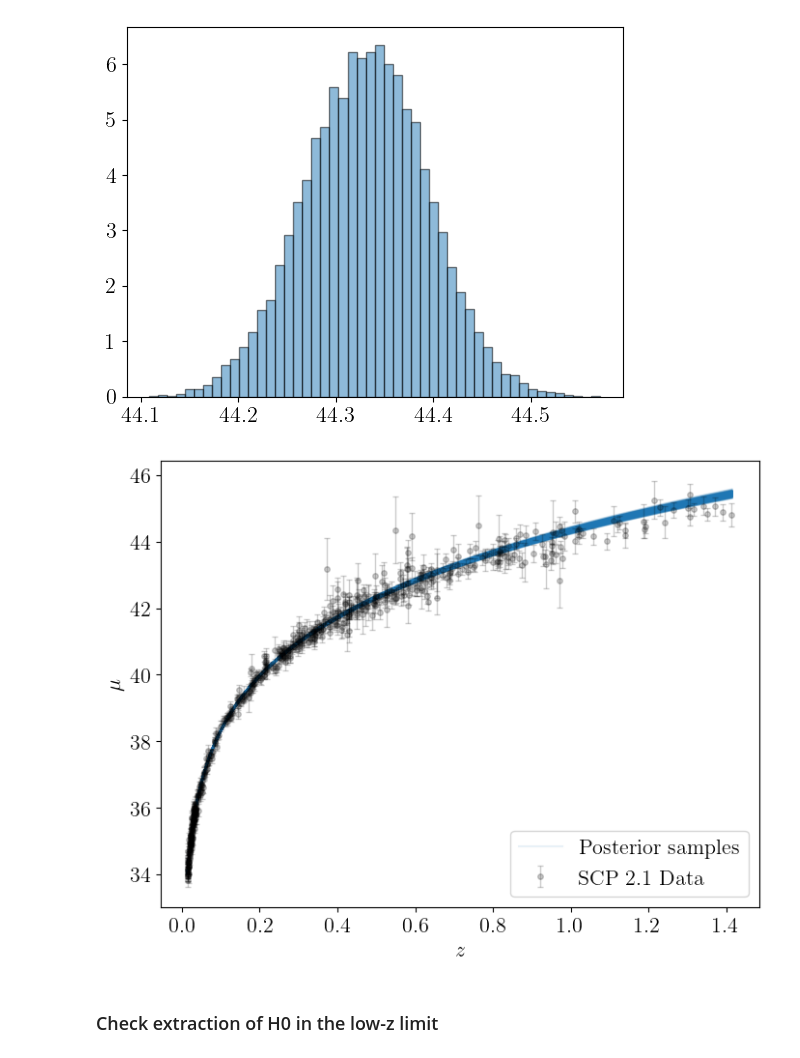
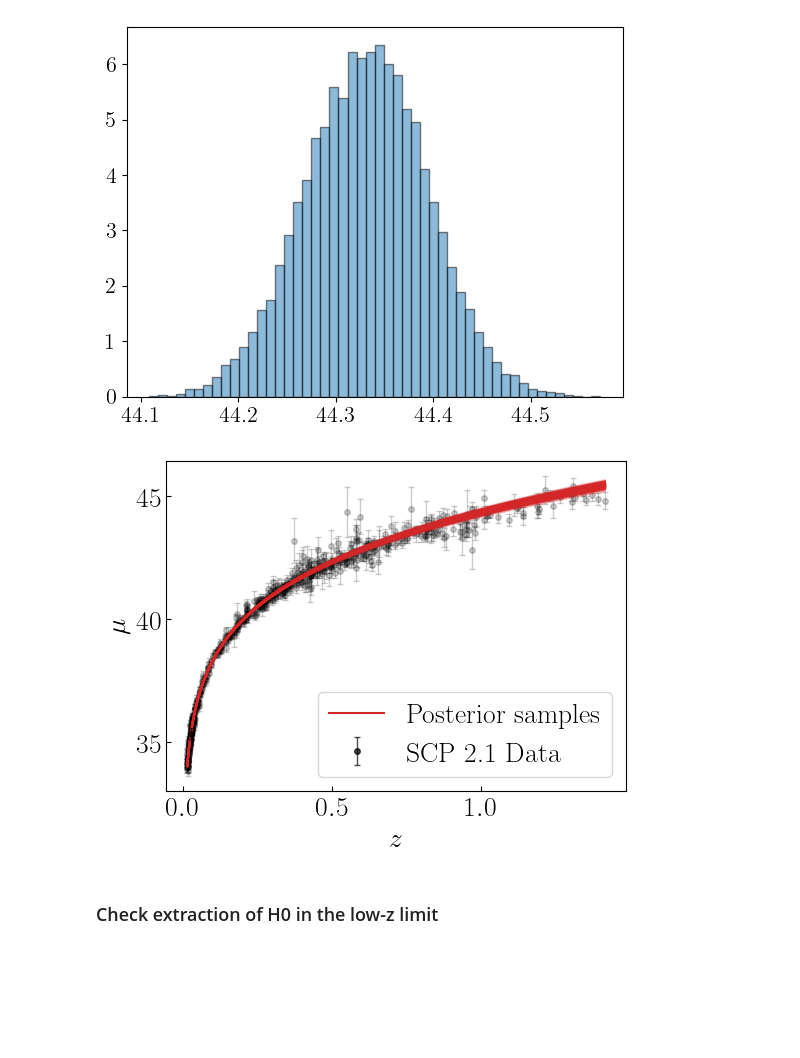
Before and after one commit to j-haralds/Advanced_sim, a Jupyter notebook: proj1_shared/proj1_master.ipynb, the cells around one changed output. Cells and saved outputs as stored; diff of their text form; code cells hidden in the pictures; blank space fills up the shorter version.

```diff
--- a/proj1_shared/proj1_master.ipynb
+++ b/proj1_shared/proj1_master.ipynb
@@ -28,7 +28,7 @@ plt.rc('text', usetex = True)
 plt.rcParams['mathtext.fontset'] = 'cm'
 plt.rcParams['font.family'] = 'serif'
 plt.rcParams['text.latex.preamble'] = r'\usepackage{amsmath}'
-font_size = 16
+font_size = 20
 plt.rcParams['font.size'] = font_size
 
 c = const.speed_of_light *1e-3
@@ -387,25 +395,28 @@ plt.hist(ppd_hist, bins=50, density=True, color='tab:blue', alpha=0.5, edgecolor
 # %%
 Nsamp = 500
 sample_idx = random.sample(range(0, len(samples)), Nsamp)
 
 z_ = np.linspace(np.min(df['z']), np.max(df['z']), len(df['z']))
-plt.figure(figsize=(8,6))
+plt.figure(figsize=(6,4.5))
+plt.errorbar(df['z'], df['mu'], yerr=mu_err, fmt='o', markersize=4, elinewidth=1, capsize=2, alpha=0.2, color='black', zorder=1)
 
 for idx in sample_idx:
     H_i = samples[idx,0]
     q_i = samples[idx,1]
     mu_hat = low_z_model(H_i, z_, q_i) #+ np.random.normal(0,np.sqrt(samples[idx,2]))
-    lbl = 'Posterior samples' if idx == sample_idx[0] else None
-    plt.plot(z_, mu_hat, color='tab:blue', alpha=0.1, label=lbl)
+    plt.plot(z_, mu_hat, color='tab:red', alpha=0.1)
+
+plt.plot(z_, mu_hat, color='tab:red', alpha=1, label='Posterior samples')
+plt.errorbar(df['z'][0], df['mu'][0], yerr=mu_err[0], fmt='o', markersize=4, elinewidth=1, capsize=2, alpha=0.7, label='SCP 2.1 Data', color='black')
 
 plt.xlabel('$z$')
 plt.ylabel('$\\mu$')
-# plt.title('Posterior Predictive Distribution')
-plt.errorbar(df['z'], df['mu'], yerr=mu_err, fmt='o', markersize=4, elinewidth=1, capsize=2, alpha=0.2, label='SCP 2.1 Data', color='black')
+plt.tick_params(direction='in')
 plt.legend()
-#plt.savefig('figs/ppd_mu_vs_z.pdf')
+plt.tight_layout()
+plt.savefig('figs/ppd_mu_vs_z.pdf')
 # %% [output]
-[figure, old version]
+[figure, new version]
 # %% [markdown]
 ### Check extraction of H0 in the low-z limit
 # %%
```
Also changed, not shown: parts of 8 cells of this notebook, 3 other files.
